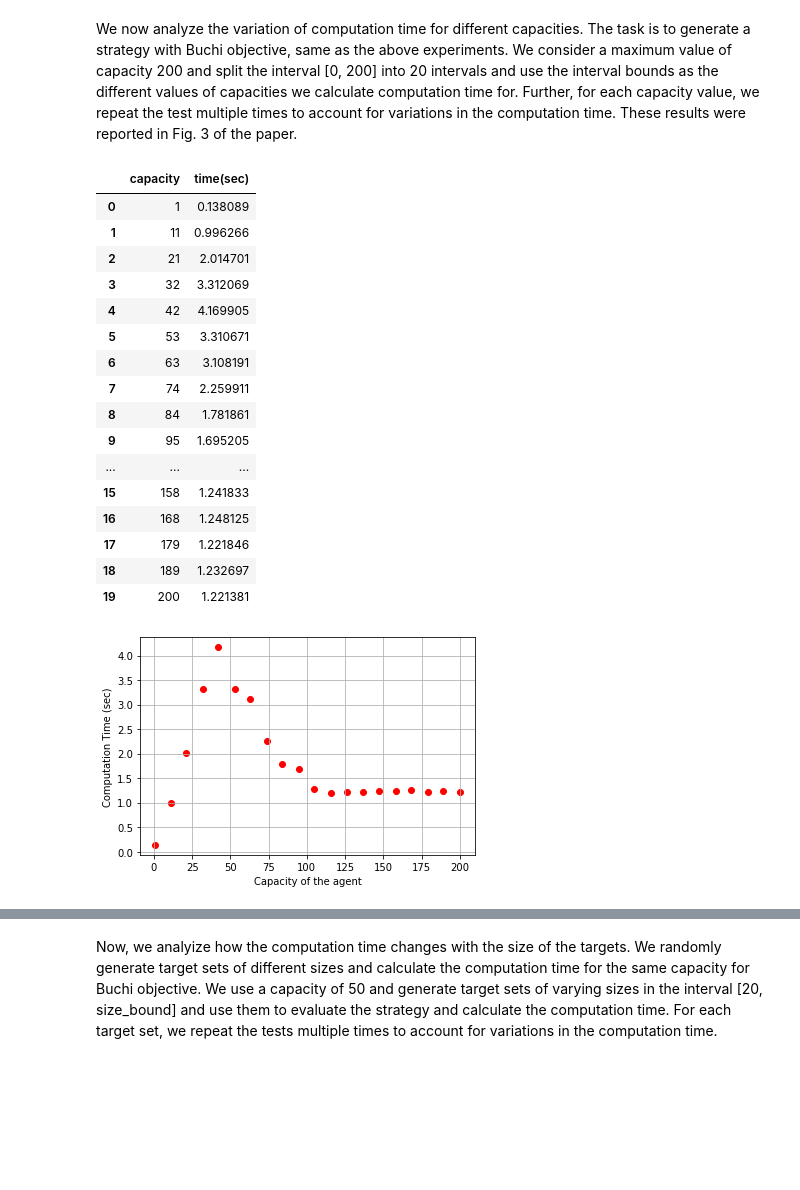
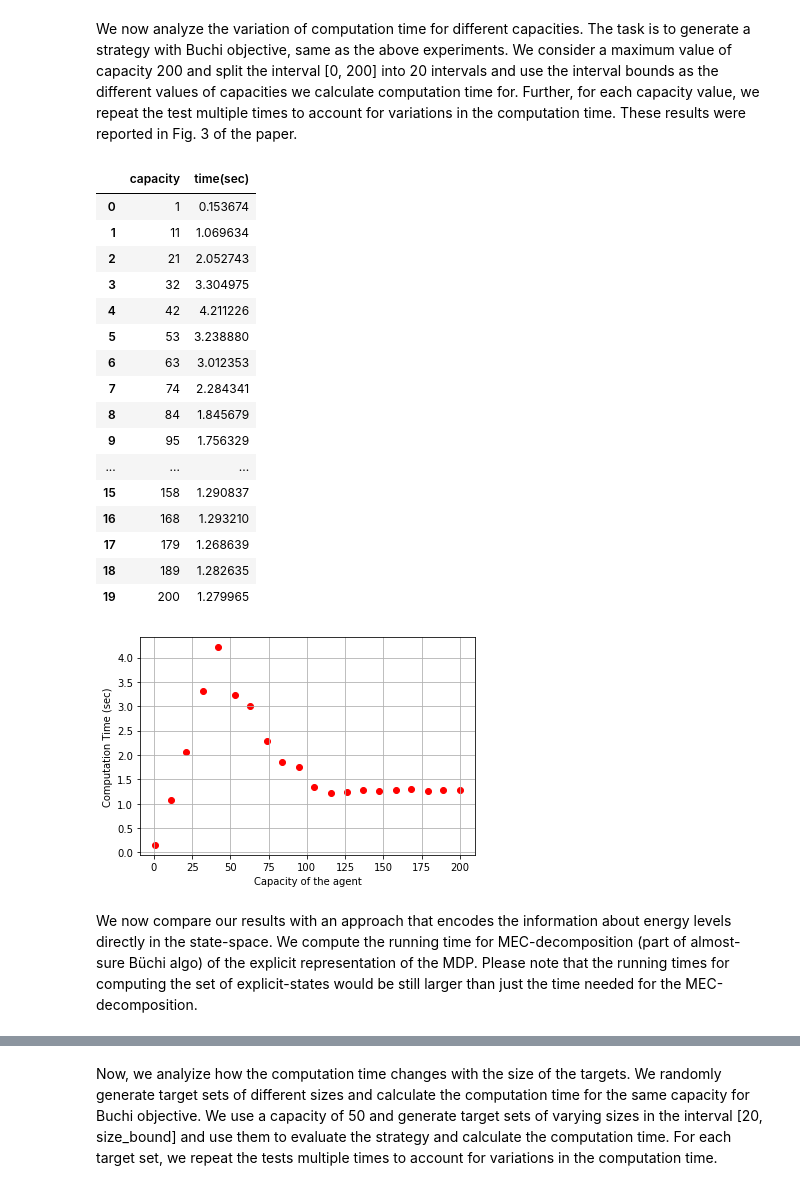
Before and after one commit to FiMDP/FiMDP, a Jupyter notebook: examples/artifact_evaluation.ipynb, the cells around one changed output, grey strips where cells are left out. Saved outputs shown, nothing was run; the diff lists cells and outputs as text; code cells hidden in the pictures; blank space fills up the shorter version.

```diff
--- a/examples/artifact_evaluation.ipynb
+++ b/examples/artifact_evaluation.ipynb
@@ -62,29 +66,31 @@ m.get_Buchi(targets, 100, recompute=True)
 # %% [markdown]
 We now analyze the variation of computation time for different capacities. The task is to generate a strategy with Buchi objective, same as the above experiments. We consider a maximum value of capacity 200 and split the interval [0, 200] into 20 intervals and use the interval bounds as the different values of capacities we calculate computation time for. Further, for each capacity value, we repeat the test multiple times to account for variations in the computation time. These results were reported in Fig. 3 of the paper.
 # %%
-#comptime = NYCtools.timeit_diffcaps(m, targets, cap_bound = 200, num_samples = 20, num_tests=10, obj=BUCHI)
+comptime = NYCtools.timeit_diffcaps(m, targets, cap_bound = 200, num_samples = 20, num_tests=5, obj=BUCHI)
 x_val = [pair[0] for pair in comptime]; y_val = [pair[1] for pair in comptime]
 plt.scatter(x_val, y_val, color='red')
 plt.xlabel('Capacity of the agent'); plt.ylabel('Computation Time (sec)'); plt.grid()
-df = pd.DataFrame(comptime, columns=['capacity','time(sec)'])
-df.to_csv("comptime_diffcaps.csv")
-df
+df_caps = pd.DataFrame(comptime, columns=['capacity','time(sec)'])
+df_caps.to_csv("comptime_diffcaps.csv")
+df_caps
 # %% [output]
 |  | capacity | time(sec) |
-| 0 | 1 | 0.138089 |
-| 1 | 11 | 0.996266 |
-| 2 | 21 | 2.014701 |
-| 3 | 32 | 3.312069 |
-| 4 | 42 | 4.169905 |
-| 5 | 53 | 3.310671 |
-| 6 | 63 | 3.108191 |
-| 7 | 74 | 2.259911 |
-| 8 | 84 | 1.781861 |
-| 9 | 95 | 1.695205 |
+| 0 | 1 | 0.153674 |
+| 1 | 11 | 1.069634 |
+| 2 | 21 | 2.052743 |
+| 3 | 32 | 3.304975 |
+| 4 | 42 | 4.211226 |
+| 5 | 53 | 3.238880 |
+| 6 | 63 | 3.012353 |
+| 7 | 74 | 2.284341 |
+| 8 | 84 | 1.845679 |
+| 9 | 95 | 1.756329 |
 | ... | ... | ... |
-| 15 | 158 | 1.241833 |
-| 16 | 168 | 1.248125 |
-| 17 | 179 | 1.221846 |
-| 18 | 189 | 1.232697 |
-| 19 | 200 | 1.221381 |
+| 15 | 158 | 1.290837 |
+| 16 | 168 | 1.293210 |
+| 17 | 179 | 1.268639 |
+| 18 | 189 | 1.282635 |
+| 19 | 200 | 1.279965 |
-[figure, old version]
+[figure, new version]
+# %% [markdown]
+We now compare our results with an approach that encodes the information about energy levels directly in the state-space. We compute the running time for MEC-decomposition (part of almost-sure Büchi algo) of the explicit representation of the MDP. Please note that the running times for computing the set of explicit-states would be still larger than just the time needed for the MEC-decomposition.
```
Also changed, not shown: parts of 6 cells of this notebook, 2 other files.
